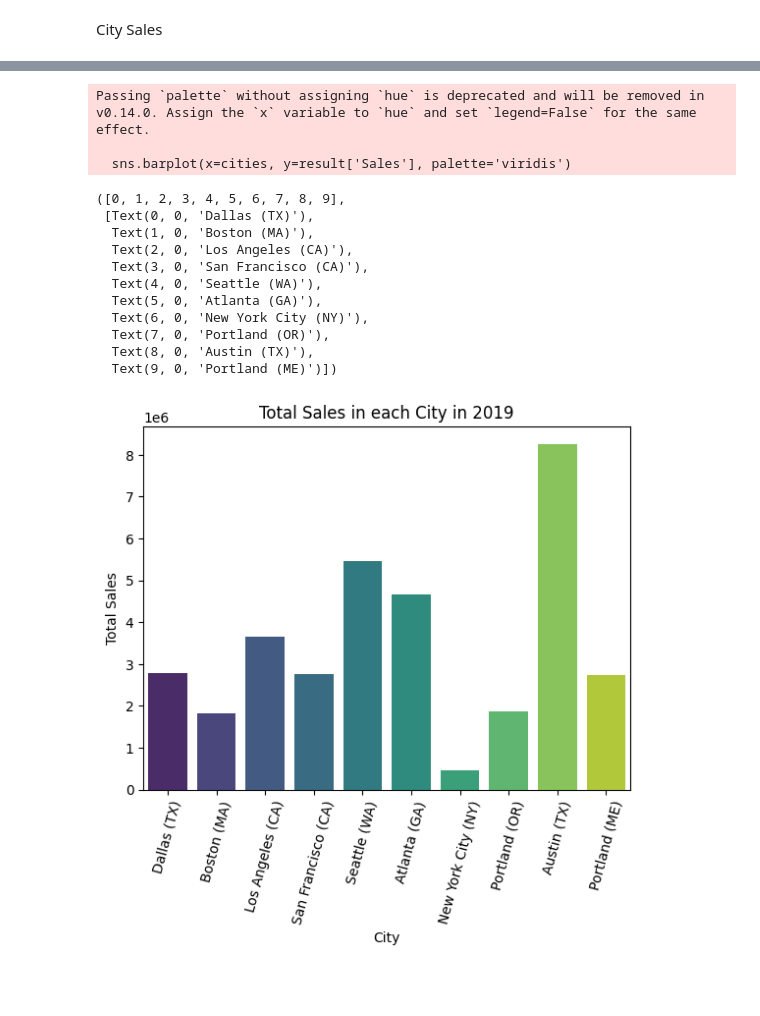
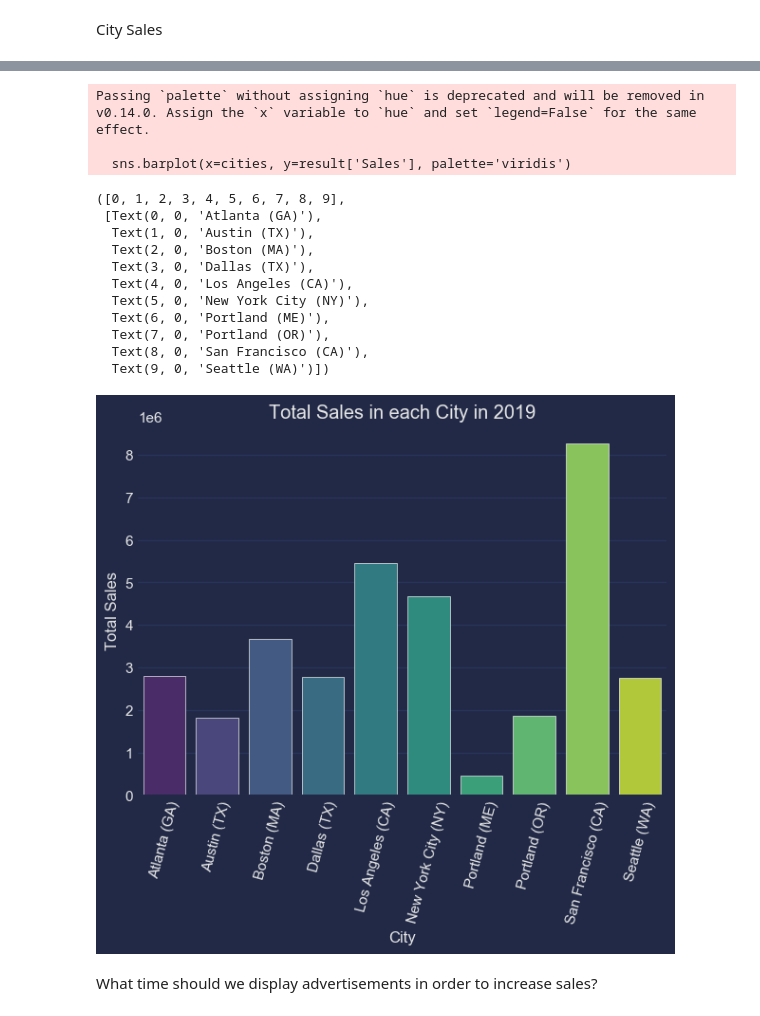
Before and after one commit to shrymhty/Sales-Analysis, a Jupyter notebook: analysis.ipynb, the cells around one changed output, grey strips where cells are left out. Drawn from its saved outputs; the diff is of its cells as text; code cells hidden in the pictures; blank space fills up the shorter version.

```diff
--- a/analysis.ipynb
+++ b/analysis.ipynb
@@ -284,25 +284,28 @@ result
 | San Francisco (CA) | 176562176565176573176584176586176... | USB-C Charging CableMacbook Pro L... | 50239.0 | 8211461.74 | 381 Wilson St, San Francisco, CA ... | 04/29/1904/24/1904/27/1904/24/190... | 13:0310:3818:4120:3917:0017:0023:... | 315520 | 8262203.91 | ... |
 | Seattle (WA) | 176563176568176588176612176624176... | Bose SoundSport HeadphonesLightni... | 16553.0 | 2733296.01 | 668 Center St, Seattle, WA 981014... | 04/02/1904/15/1904/02/1904/04/190... | 07:4612:1804:0019:4810:4419:3511:... | 104941 | 2747755.48 | ... |
 # %%
-cities = all_data['City'].unique()
+cities = [city for city, df in all_data.groupby('City')]
+plt.style.use('pitayasmoothie-dark.mplstyle.txt')
 sns.barplot(x=cities, y=result['Sales'], palette='viridis')
 plt.xlabel('City')
 plt.ylabel('Total Sales')
 plt.title('Total Sales in each City in 2019')
 plt.xticks(rotation=75)
 # %% [output]
 Passing `palette` without assigning `hue` is deprecated and will be removed in v0.14.0. Assign the `x` variable to `hue` and set `legend=False` for the same effect.
 
   sns.barplot(x=cities, y=result['Sales'], palette='viridis')
 ([0, 1, 2, 3, 4, 5, 6, 7, 8, 9],
- [Text(0, 0, 'Dallas (TX)'),
-  Text(1, 0, 'Boston (MA)'),
-  Text(2, 0, 'Los Angeles (CA)'),
-  Text(3, 0, 'San Francisco (CA)'),
-  Text(4, 0, 'Seattle (WA)'),
-  Text(5, 0, 'Atlanta (GA)'),
-  Text(6, 0, 'New York City (NY)'),
+ [Text(0, 0, 'Atlanta (GA)'),
+  Text(1, 0, 'Austin (TX)'),
+  Text(2, 0, 'Boston (MA)'),
+  Text(3, 0, 'Dallas (TX)'),
+  Text(4, 0, 'Los Angeles (CA)'),
+  Text(5, 0, 'New York City (NY)'),
+  Text(6, 0, 'Portland (ME)'),
   Text(7, 0, 'Portland (OR)'),
-  Text(8, 0, 'Austin (TX)'),
-  Text(9, 0, 'Portland (ME)')])
+  Text(8, 0, 'San Francisco (CA)'),
+  Text(9, 0, 'Seattle (WA)')])
-[figure, old version]
+[figure, new version]
+# %% [markdown]
+What time should we display advertisements in order to increase sales?
```
Also changed, not shown: parts of 17 cells of this notebook.
